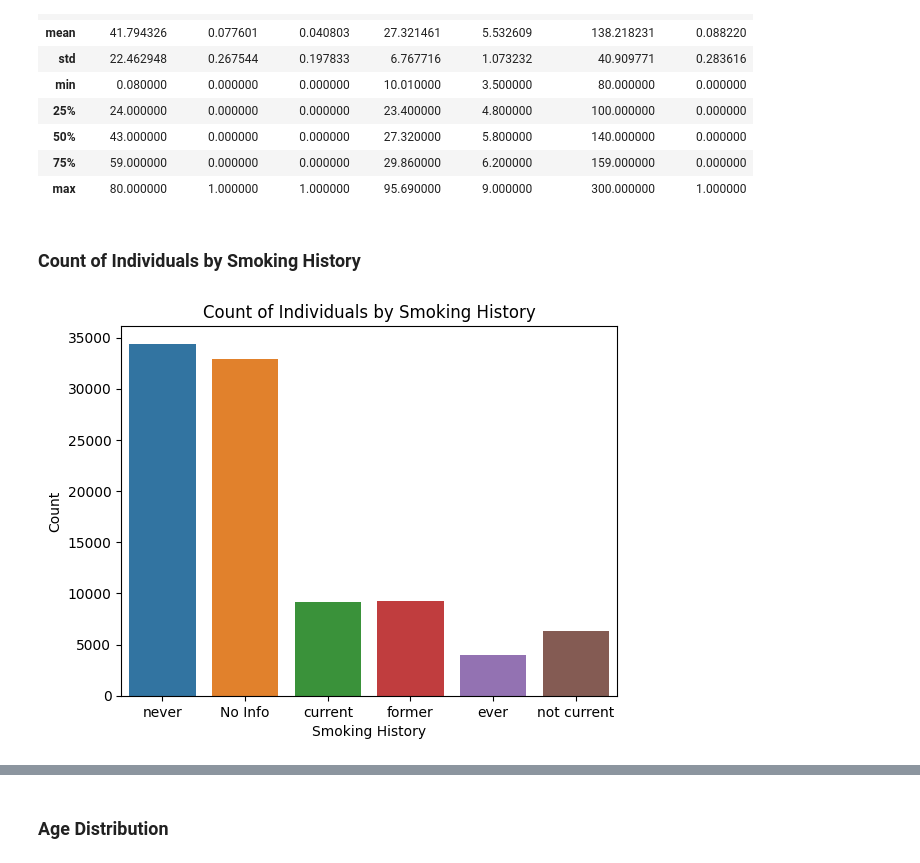
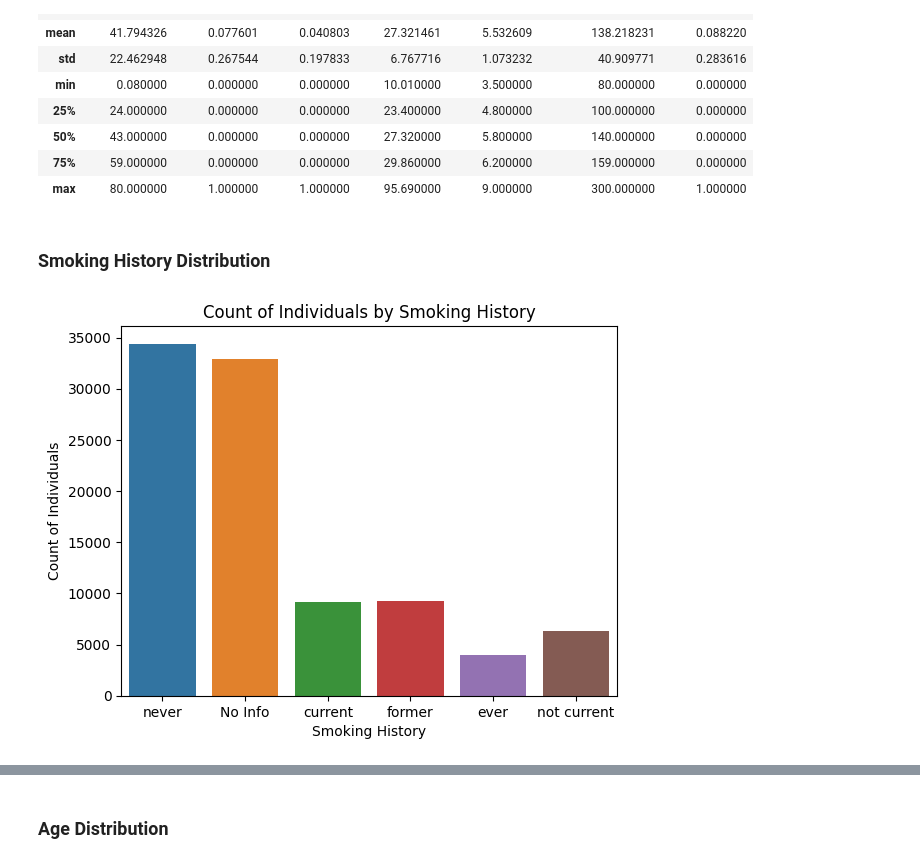
Before and after one commit to vikaschauhan734/diabetes_prediction, a Jupyter notebook: notebook.ipynb, the cells around one changed output, grey strips where cells are left out. Saved outputs shown, nothing was run; the diff lists cells and outputs as text; code cells hidden in the pictures.

```diff
--- a/notebook.ipynb
+++ b/notebook.ipynb
@@ -114,12 +114,12 @@ df.describe()
 | 75% | 59.000000 | 0.000000 | 0.000000 | 29.860000 | 6.200000 | 159.000000 | 0.000000 |
 | max | 80.000000 | 1.000000 | 1.000000 | 95.690000 | 9.000000 | 300.000000 | 1.000000 |
 # %% [markdown]
-### Count of Individuals by Smoking History
+### Smoking History Distribution
 # %%
 sns.countplot(x='smoking_history', data=df)
 plt.title('Count of Individuals by Smoking History')
 plt.xlabel('Smoking History')
-plt.ylabel('Count')
+plt.ylabel('Count of Individuals')
 plt.show()
 # %% [output]
-[figure, old version]
+[figure, new version]
```
Also changed, not shown: parts of 28 cells of this notebook, 1 other file.
